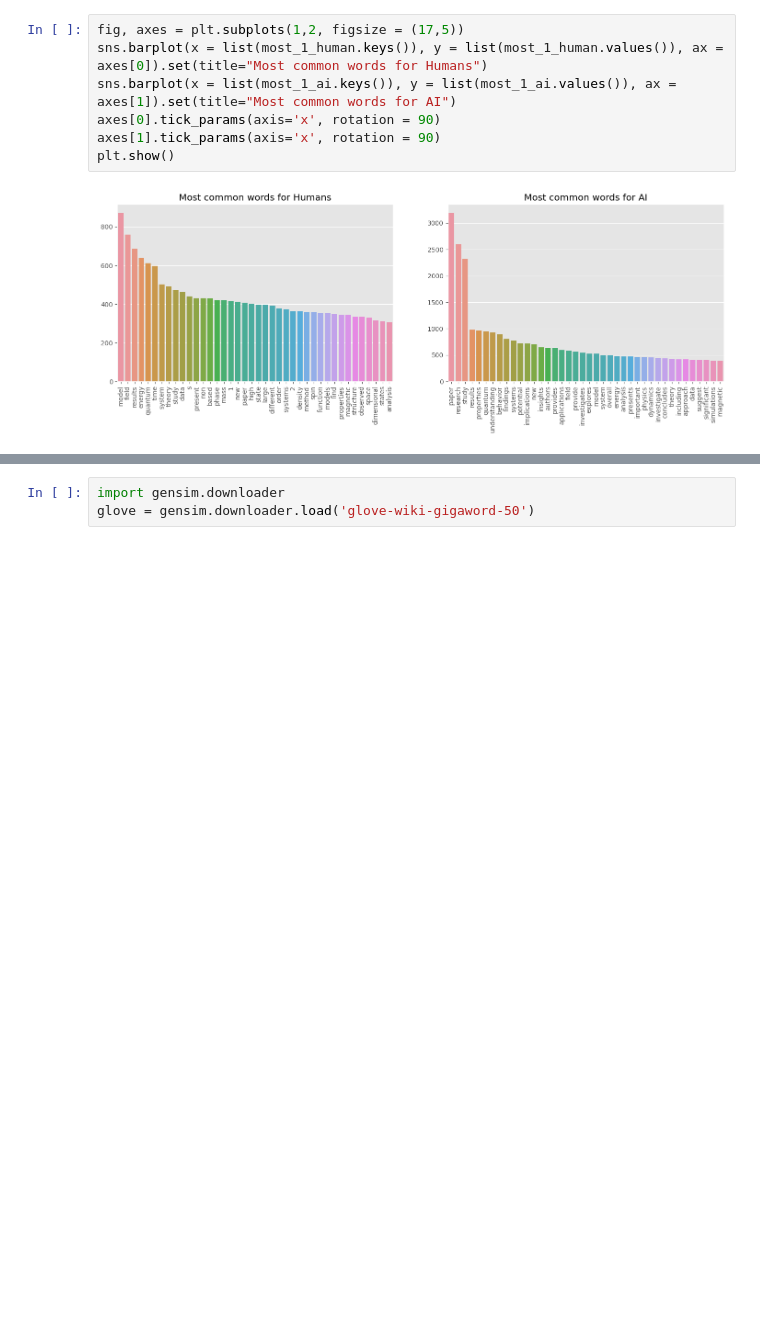
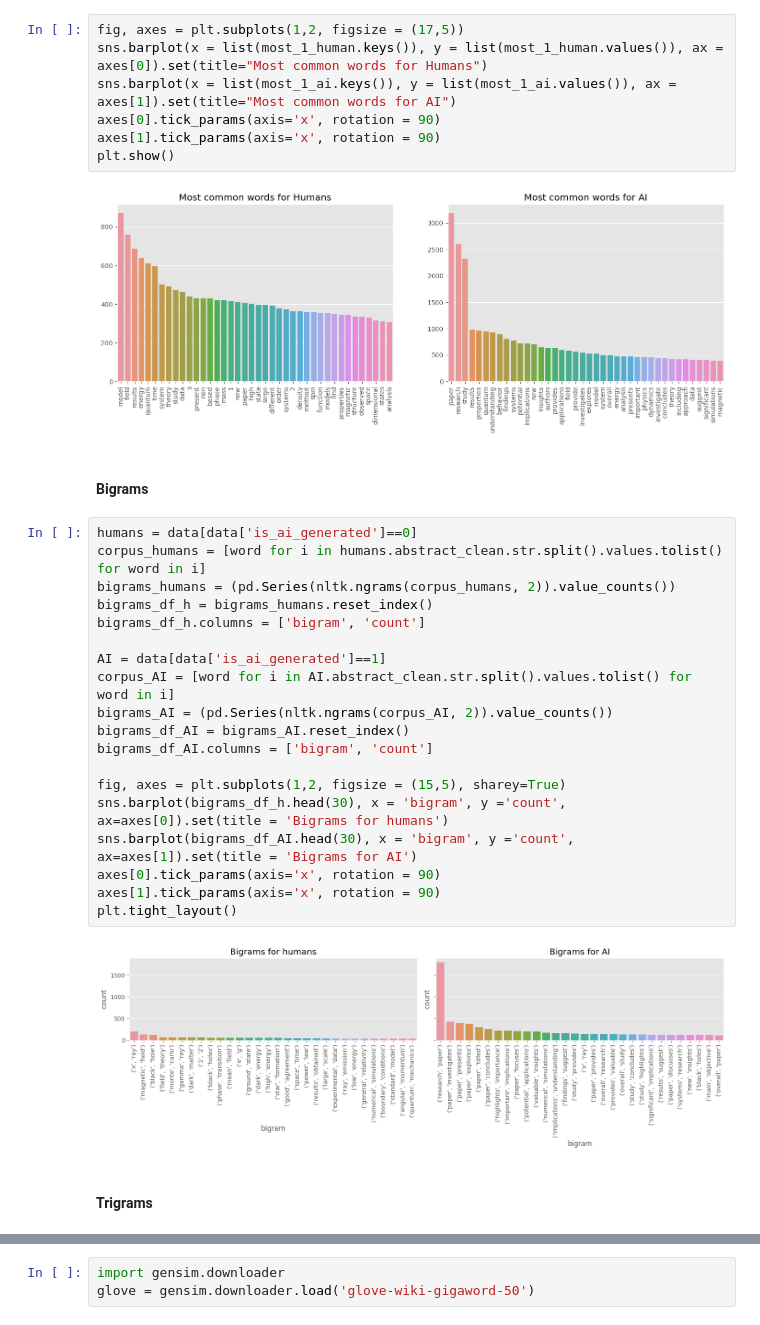
Before and after one commit to do3-173/FDS_Final, a Jupyter notebook: Eda_Preprocessing.ipynb, the cells around one changed output, grey strips where cells are left out. Cells and saved outputs as stored; diff of their text form; blank space fills up the shorter version.

```diff
--- a/Eda_Preprocessing.ipynb
+++ b/Eda_Preprocessing.ipynb
@@ -390,3 +175,28 @@ axes[1].tick_params(axis='x', rotation = 90)
 plt.show()
 # %% [output]
 [figure]
+# %% [markdown]
+#### Bigrams
+# %%
+humans = data[data['is_ai_generated']==0]
+corpus_humans = [word for i in humans.abstract_clean.str.split().values.tolist() for word in i]
+bigrams_humans = (pd.Series(nltk.ngrams(corpus_humans, 2)).value_counts())
+bigrams_df_h = bigrams_humans.reset_index()
+bigrams_df_h.columns = ['bigram', 'count']
+
+AI = data[data['is_ai_generated']==1]
+corpus_AI = [word for i in AI.abstract_clean.str.split().values.tolist() for word in i]
+bigrams_AI = (pd.Series(nltk.ngrams(corpus_AI, 2)).value_counts())
+bigrams_df_AI = bigrams_AI.reset_index()
+bigrams_df_AI.columns = ['bigram', 'count']
+
+fig, axes = plt.subplots(1,2, figsize = (15,5), sharey=True)
+sns.barplot(bigrams_df_h.head(30), x = 'bigram', y ='count', ax=axes[0]).set(title = 'Bigrams for humans')
+sns.barplot(bigrams_df_AI.head(30), x = 'bigram', y ='count', ax=axes[1]).set(title = 'Bigrams for AI')
+axes[0].tick_params(axis='x', rotation = 90)
+axes[1].tick_params(axis='x', rotation = 90)
+plt.tight_layout()
+# %% [output]
+[figure, added]
+# %% [markdown]
+#### Trigrams
```
Also changed, not shown: parts of 59 cells of this notebook, 1 other file.
